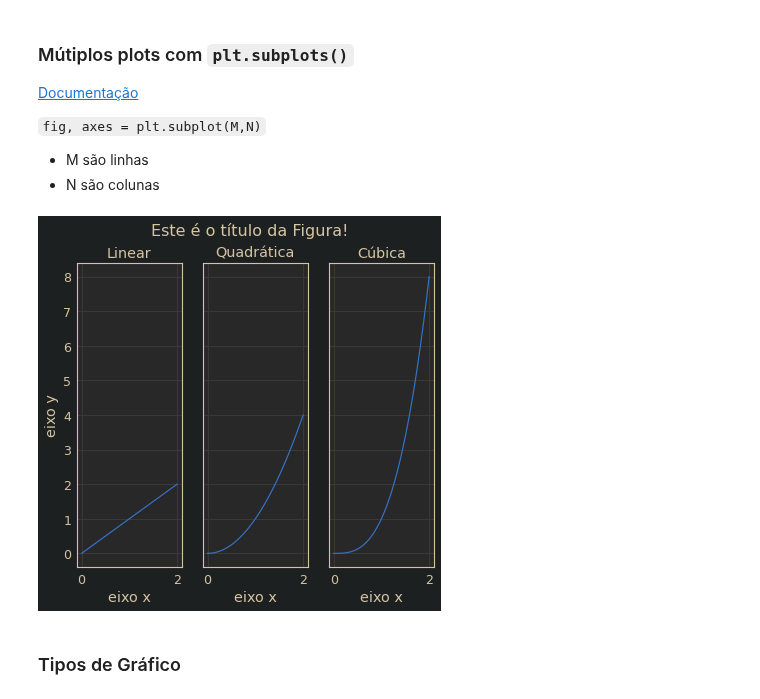
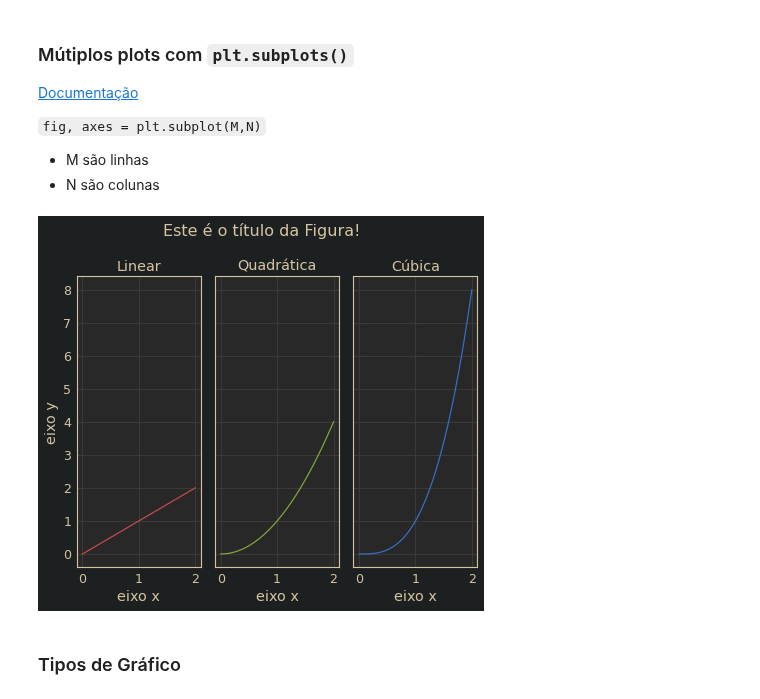
Before and after one commit to storopoli/ciencia-de-dados, a Jupyter notebook: notebooks/Aula_9_graficos.ipynb, the cells around one changed output. Drawn from its saved outputs; the diff is of its cells as text; code cells hidden in the pictures.

```diff
--- a/notebooks/Aula_9_graficos.ipynb
+++ b/notebooks/Aula_9_graficos.ipynb
@@ -159,25 +158,27 @@ plt.show()
 # %%
 fig, axes = plt.subplots(1, 3, sharey='row')
 x = np.linspace(0, 2, 100) # entre 0 e 2 com 100 quebras iguais
 
-axes[0].plot(x, x) # Linha Linear
+axes[0].plot(x, x, 'r') # Linha Linear Red
 axes[0].set_title('Linear')
 axes[0].set_xlabel('eixo x')
 axes[0].set_ylabel('eixo y')
 
-axes[1].plot(x, x**2) # Linha Quadrática
+axes[1].plot(x, x**2, 'g') # Linha Quadrática Green
 axes[1].set_title('Quadrática')
 axes[1].set_xlabel('eixo x')
 
-axes[2].plot(x, x**3) # Linha Cúbica
+axes[2].plot(x, x**3, 'b') # Linha Cúbica Blue
 axes[2].set_title('Cúbica')
 axes[2].set_xlabel('eixo x')
 
 fig.suptitle('Este é o título da Figura!', fontsize=16)
 
+plt.tight_layout() # Ajusta o padding dos subplots
+
 plt.show()
 # %% [output]
-[figure, old version]
+[figure, new version]
 # %% [markdown]
 ### Tipos de Gráfico
 # %% [markdown]
```
Also changed, not shown: parts of 2 cells of this notebook.
